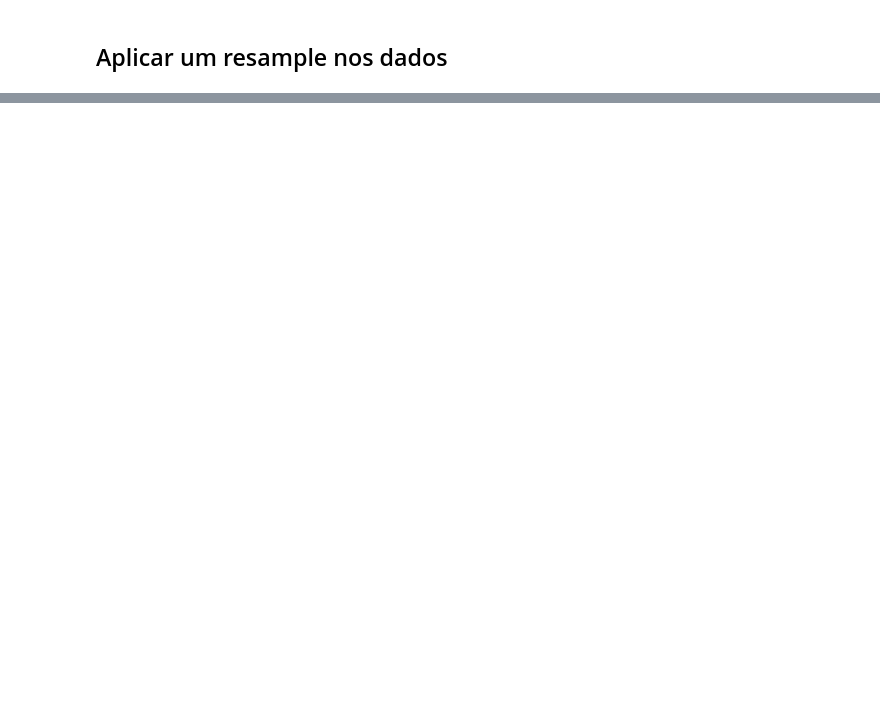
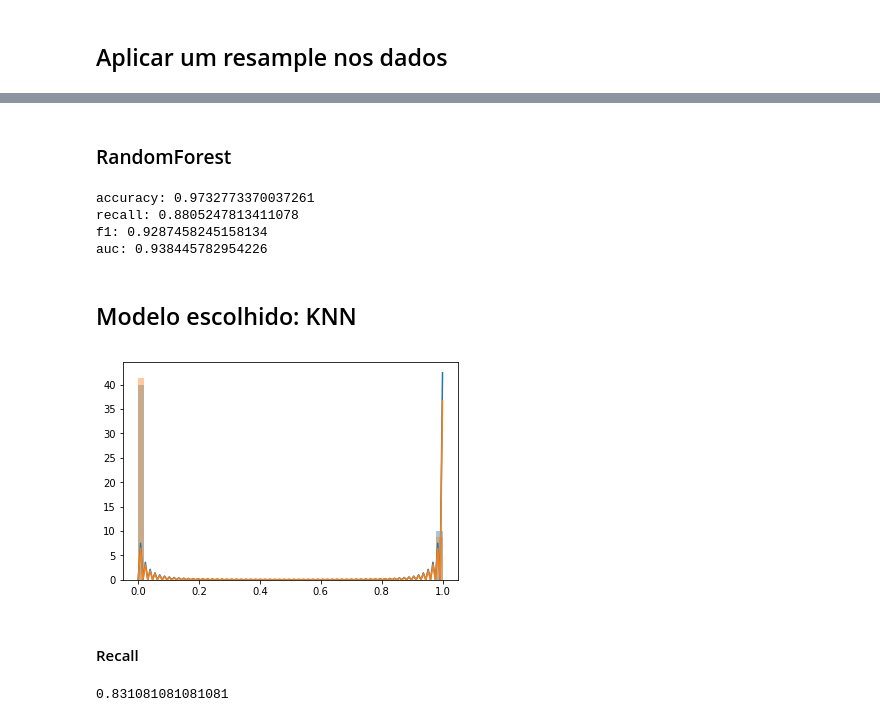
Before and after one commit to leosegundo/disciplina-aprendizado-de-maquina, a Jupyter notebook: Trabalho1/Trabalho Final.ipynb, the cells around one changed output, grey strips where cells are left out. Saved outputs shown, nothing was run; the diff lists cells and outputs as text; code cells hidden in the pictures; blank space fills up the shorter version.

```diff
--- a/Trabalho1/Trabalho Final.ipynb
+++ b/Trabalho1/Trabalho Final.ipynb
@@ -98,0 +213,2 @@ y = y2[under_sample_indices]
+# %%
+X_train, X_test, y_train, y_test = train_test_split(X_, y_, test_size=0.30, random_state=42, shuffle=True, stratify = y_)
@@ -110,0 +260,28 @@ classification(modelKnn,X,y)
+# %% [markdown]
+### RandomForest
+# %%
+modelRF = RandomForestClassifier()
+classification(modelRF,X,y)
+# %% [output]
+accuracy: 0.9732773370037261
+recall: 0.8805247813411078
+f1: 0.9287458245158134
+auc: 0.938445782954226
+# %% [markdown]
+## Modelo escolhido: KNN
+# %%
+y_pred = modelKnn.predict(X_test)
+# %%
+sns.distplot(y_test, bins=50)
+sns.distplot(y_pred, bins=50)
+
+plt.show()
+# %% [output]
+[figure, added]
+# %% [markdown]
+#### Recall
+# %%
+recall = metrics.recall_score(y_test,y_pred)
+print(recall)
+# %% [output]
+0.831081081081081
```
Also changed, not shown: parts of 44 cells of this notebook.
